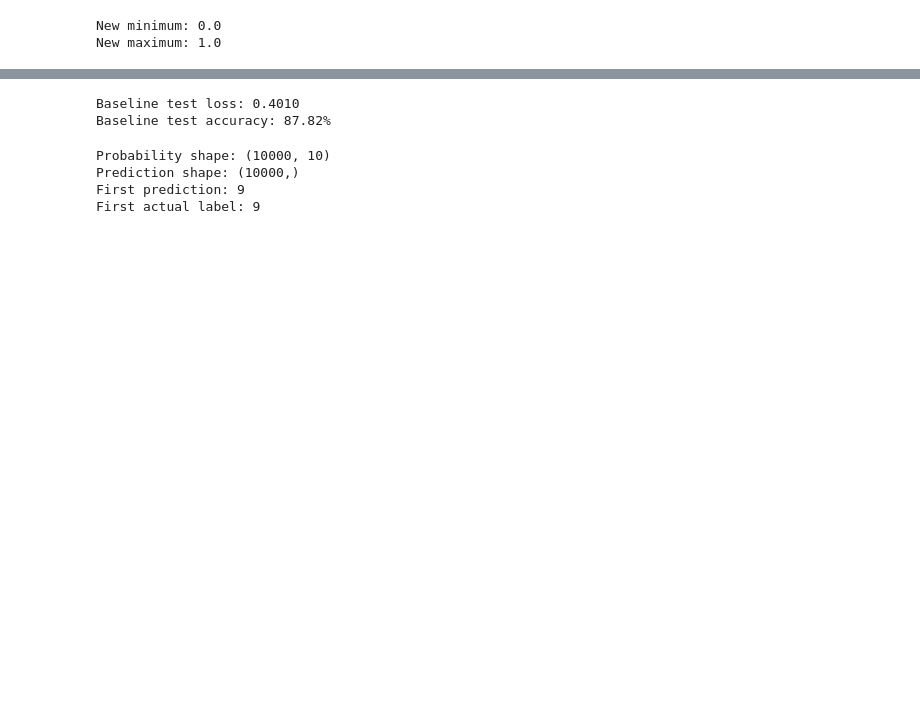
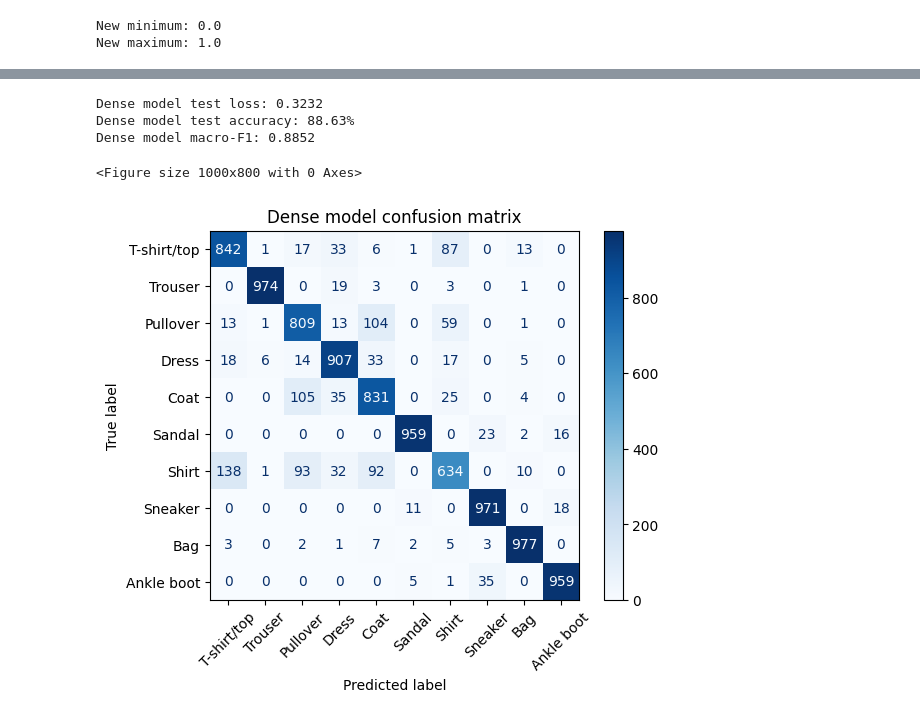
Before and after one commit to NajeebAhmed69/Deep-Learning-Projects, a Jupyter notebook: 1 beginner/1 Fashion-MNIST/Fashion-MNIST.ipynb, the cells around one changed output, grey strips where cells are left out. Cells and saved outputs as stored; diff of their text form; code cells hidden in the pictures; blank space fills up the shorter version.

```diff
--- a/1 beginner/1 Fashion-MNIST/Fashion-MNIST.ipynb
+++ b/1 beginner/1 Fashion-MNIST/Fashion-MNIST.ipynb
@@ -221,29 +238,44 @@ plt.show()
 # %%
 # Evaluate on the test set
-baseline_test_loss, baseline_test_accuracy = baseline_model.evaluate(
+dense_test_loss, dense_test_accuracy = dense_model.evaluate(
     X_test,
     y_test,
     verbose=0
 )
 
-print(f"Baseline test loss: {baseline_test_loss:.4f}")
-print(f"Baseline test accuracy: {baseline_test_accuracy:.2%}")
+y_prob_dense = dense_model.predict(X_test, verbose=0)
+y_pred_dense = y_prob_dense.argmax(axis=1)
+
+dense_macro_f1 = f1_score(
+    y_test,
+    y_pred_dense,
+    average="macro"
+)
+
+print(f"Dense model test loss: {dense_test_loss:.4f}")
+print(f"Dense model test accuracy: {dense_test_accuracy:.2%}")
+print(f"Dense model macro-F1: {dense_macro_f1:.4f}")
 # %% [output]
-Baseline test loss: 0.4010
-Baseline test accuracy: 87.82%
+Dense model test loss: 0.3232
+Dense model test accuracy: 88.63%
+Dense model macro-F1: 0.8852
 # %%
-# Make predictions
-y_prob_baseline = baseline_model.predict(X_test, verbose=0)
-y_pred_baseline = y_prob_baseline.argmax(axis=1)
+cm_dense = confusion_matrix(y_test, y_pred_dense)
 
-print("Probability shape:", y_prob_baseline.shape)
-print("Prediction shape:", y_pred_baseline.shape)
+plt.figure(figsize=(10, 8))
 
-print("First prediction:", y_pred_baseline[0])
-print("First actual label:", y_test[0])
+ConfusionMatrixDisplay(
+    confusion_matrix=cm_dense,
+    display_labels=class_names
+).plot(
+    values_format="d",
+    cmap="Blues",
+    xticks_rotation=45
+)
+
+plt.title("Dense model confusion matrix")
+plt.show()
 # %% [output]
-Probability shape: (10000, 10)
-Prediction shape: (10000,)
-First prediction: 9
-First actual label: 9
+<Figure size 1000x800 with 0 Axes>
+[figure, added]
 # %%
```
Also changed, not shown: parts of 25 cells of this notebook, 3 other files.
